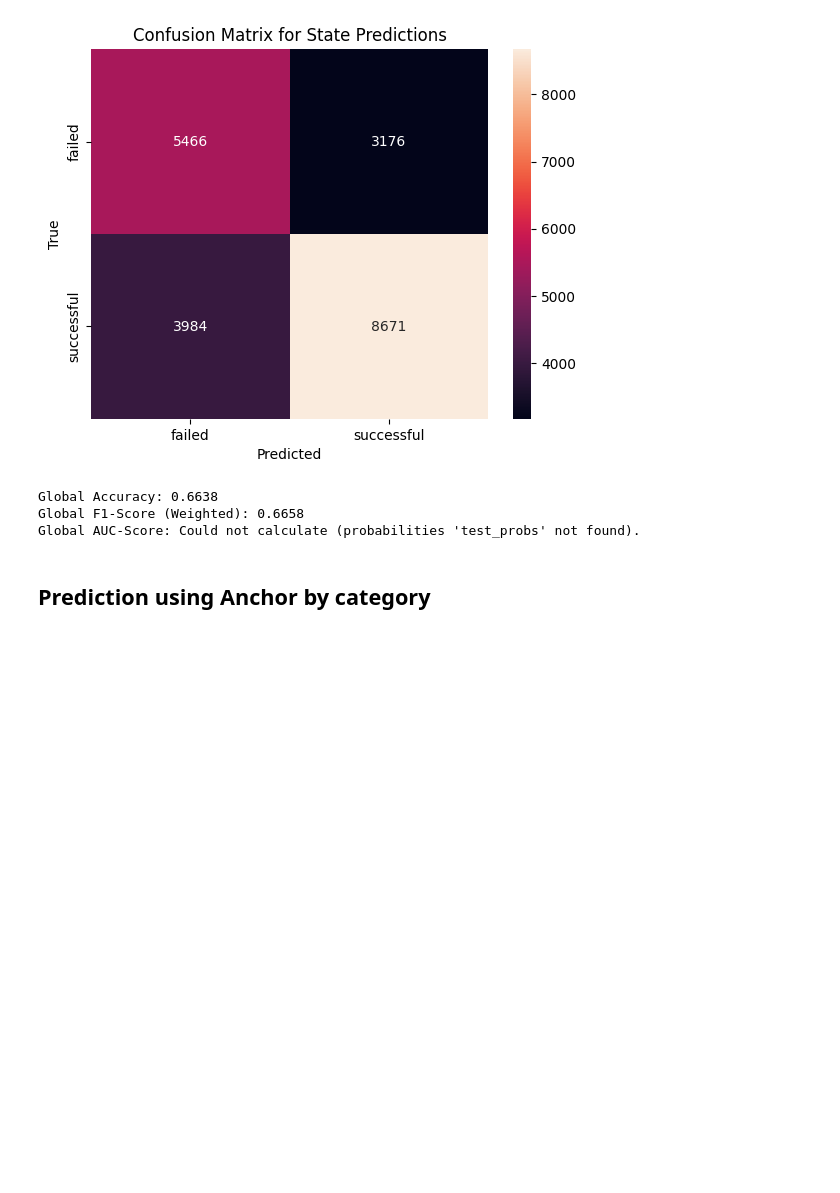
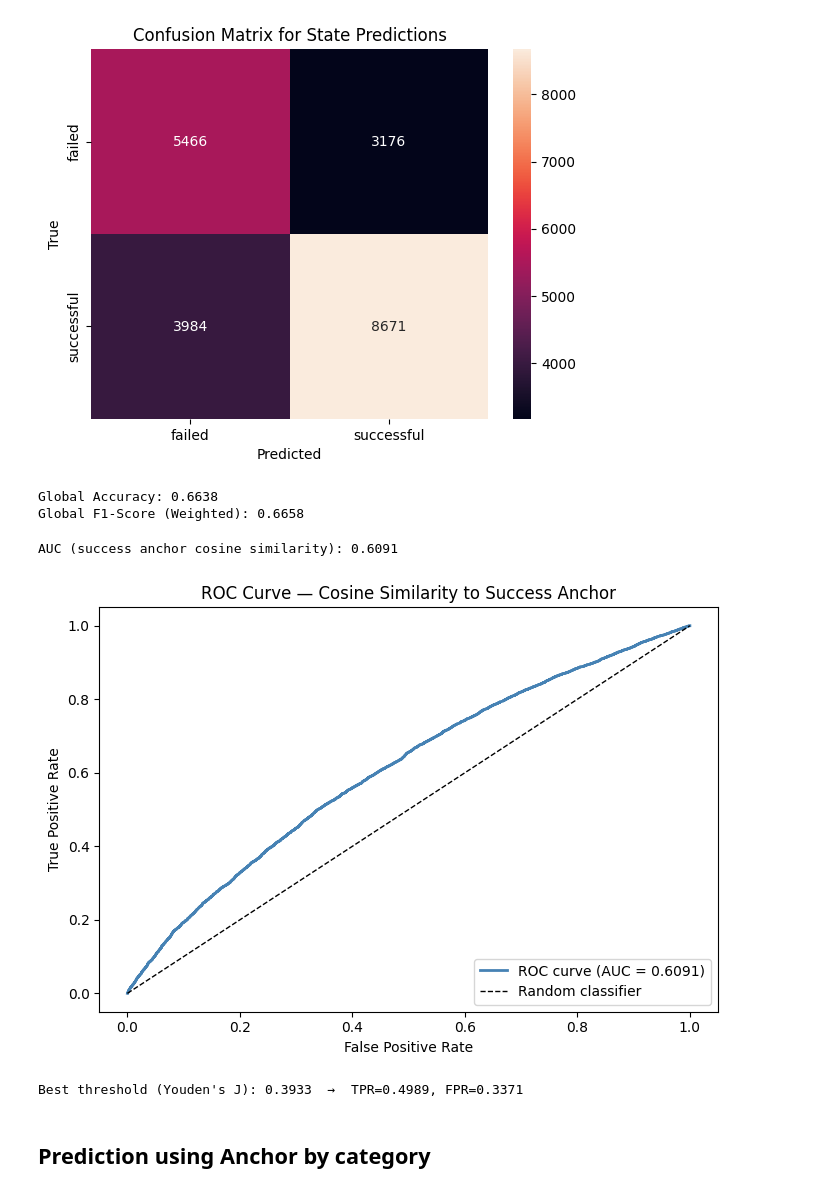
Before and after one commit to louismartino/TA_Group-Project, a Jupyter notebook: baseline/anchor_embeddings.ipynb, the cells around one changed output. Cells and saved outputs as stored; diff of their text form; code cells hidden in the pictures; blank space fills up the shorter version.

Commit message:
AUC for anchors

```diff
--- a/baseline/anchor_embeddings.ipynb
+++ b/baseline/anchor_embeddings.ipynb
@@ -151,19 +151,54 @@ f1 = f1_score(true_states, test_predictions, average='weighted')
 
 print(f"Global Accuracy: {accuracy:.4f}")
 print(f"Global F1-Score (Weighted): {f1:.4f}")
-
-# 3. AUC-Score
-# Note: This requires probability estimates. Replace 'test_probs' with your model's output probabilities.
-try:
-    # multi_class='ovr' (One-vs-Rest) is standard for multi-class AUC
-    auc = roc_auc_score(true_states, test_probs, multi_class='ovr', average='weighted')
-    print(f"Global AUC-Score: {auc:.4f}")
-except NameError:
-    print("Global AUC-Score: Could not calculate (probabilities 'test_probs' not found).")
 # %% [output]
 Global Accuracy: 0.6638
 Global F1-Score (Weighted): 0.6658
-Global AUC-Score: Could not calculate (probabilities 'test_probs' not found).
+# %%
+from sklearn.metrics import roc_auc_score, roc_curve
+import numpy as np
+import matplotlib.pyplot as plt
+
+# --- 1. Compute cosine similarity to the SUCCESS anchor only ---
+success_anchor = state_anchors['successful']
+
+# Score = cosine similarity between each test embedding and the success anchor
+# Higher score → model is more confident the sample is "successful"
+success_scores = [
+    util.cos_sim(test_emb, success_anchor).item()
+    for test_emb in tqdm(test_embeddings, desc="Computing success similarity")
+]
+
+# --- 2. Binarise ground-truth labels (successful=1, failed=0) ---
+y_true_binary = [1 if s == 'successful' else 0 for s in true_states]
+
+# --- 3. Compute AUC (no threshold needed – roc_auc_score uses the raw scores) ---
+auc = roc_auc_score(y_true_binary, success_scores)
+print(f"AUC (success anchor cosine similarity): {auc:.4f}")
+
+# --- 4. Plot ROC curve (sweeps over all thresholds automatically) ---
+fpr, tpr, thresholds = roc_curve(y_true_binary, success_scores)
+
+plt.figure(figsize=(7, 5))
+plt.plot(fpr, tpr, label=f"ROC curve (AUC = {auc:.4f})", color='steelblue', lw=2)
+plt.plot([0, 1], [0, 1], 'k--', lw=1, label="Random classifier")
+plt.xlabel("False Positive Rate")
+plt.ylabel("True Positive Rate")
+plt.title("ROC Curve — Cosine Similarity to Success Anchor")
+plt.legend(loc="lower right")
+plt.tight_layout()
+plt.show()
+
+# --- 5. (Optional) Inspect threshold sensitivity ---
+# Find the threshold that maximises Youden's J = TPR - FPR
+j_scores = tpr - fpr
+best_idx = np.argmax(j_scores)
+best_threshold = thresholds[best_idx]
+print(f"Best threshold (Youden's J): {best_threshold:.4f}  →  TPR={tpr[best_idx]:.4f}, FPR={fpr[best_idx]:.4f}")
+# %% [output]
+AUC (success anchor cosine similarity): 0.6091
+[figure, added]
+Best threshold (Youden's J): 0.3933  →  TPR=0.4989, FPR=0.3371
 # %% [markdown]
 ## Prediction using Anchor by category
 # %%
```
Also changed, not shown: parts of 2 cells of this notebook.
